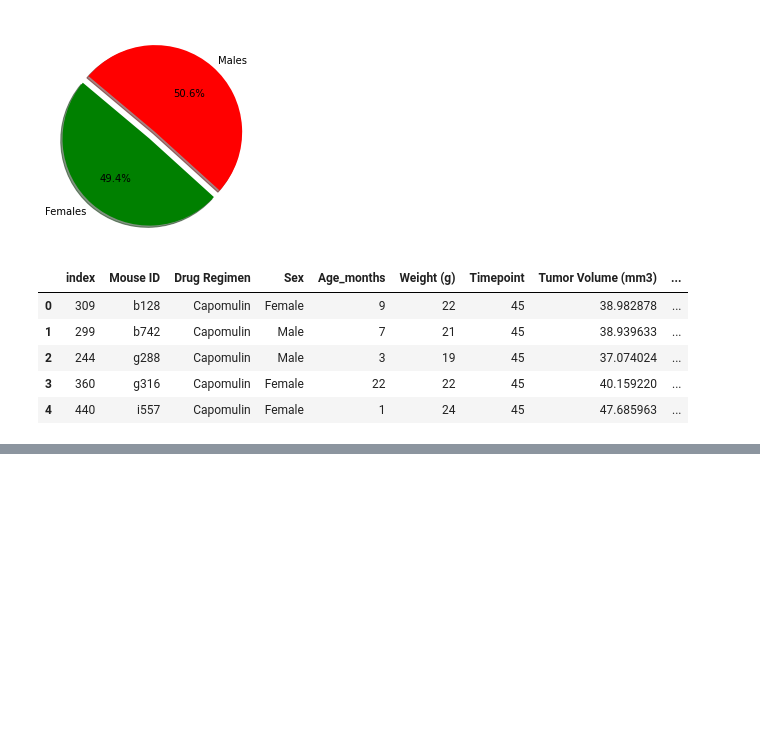
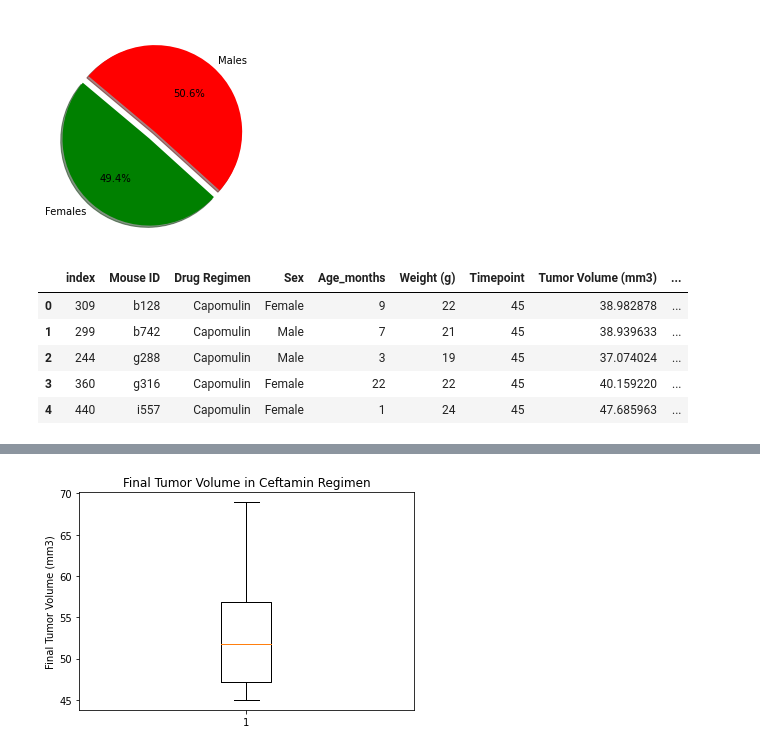
Before and after one commit to bholties/Power-Plots, a Jupyter notebook: powerplot.ipynb, the cells around one changed output, grey strips where cells are left out. Saved outputs shown, nothing was run; the diff lists cells and outputs as text; code cells hidden in the pictures; blank space fills up the shorter version.

```diff
--- a/powerplot.ipynb
+++ b/powerplot.ipynb
@@ -248,0 +278,7 @@ last_df.head().reset_index()
+# %%
+cef_data_df = merge_df[merge_df['Drug Regimen'].isin(['Ceftamin'])]
+cef_data_df
+
+cef_list = cef_data_df.sort_values(["Tumor Volume (mm3)"], ascending=True).reset_index()
+cef_list = cef_list["Tumor Volume (mm3)"]
+cef_list
@@ -249,2 +418,10 @@ last_df.head().reset_index()
+# %%
+fig1, ax1 = plt.subplots()
+ax1.set_title('Final Tumor Volume in Ceftamin Regimen')
+ax1.set_ylabel('Final Tumor Volume (mm3)')
+ax1.boxplot(cef_list)
+plt.show()
+# %% [output]
+[figure, added]
 # %%
 # Generate a line plot of tumor volume vs. time point for a mouse treated with Capomulin
```
Also changed, not shown: parts of 23 cells of this notebook.
